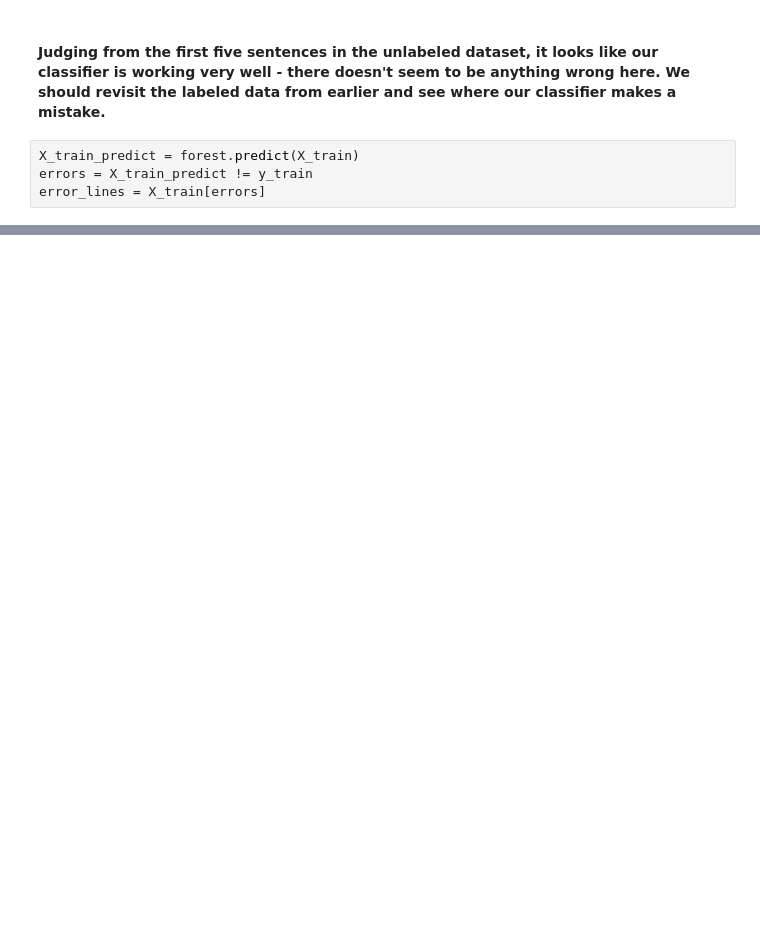
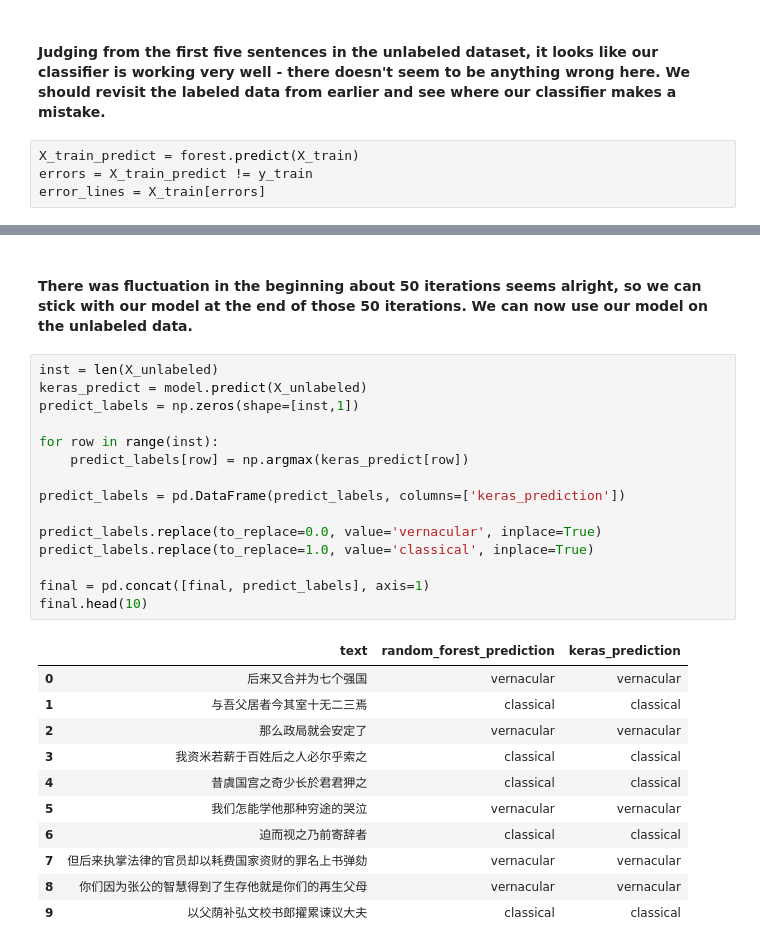
Before and after one commit to andrewcyang/classical-or-vernacular, a Jupyter notebook: notebook.ipynb, the cells around one changed output, grey strips where cells are left out. Saved outputs shown, nothing was run; the diff lists cells and outputs as text; blank space fills up the shorter version.

```diff
--- a/notebook.ipynb
+++ b/notebook.ipynb
@@ -264,0 +343,29 @@ Actual: Vernacular
+# %% [markdown]
+#### There was fluctuation in the beginning about 50 iterations seems alright, so we can stick with our model at the end of those 50 iterations. We can now use our model on the unlabeled data.
+# %%
+inst = len(X_unlabeled)
+keras_predict = model.predict(X_unlabeled)
+predict_labels = np.zeros(shape=[inst,1])
+
+for row in range(inst):
+    predict_labels[row] = np.argmax(keras_predict[row])
+
+predict_labels = pd.DataFrame(predict_labels, columns=['keras_prediction'])
+
+predict_labels.replace(to_replace=0.0, value='vernacular', inplace=True)
+predict_labels.replace(to_replace=1.0, value='classical', inplace=True)
+
+final = pd.concat([final, predict_labels], axis=1)
+final.head(10)
+# %% [output]
+|  | text | random_forest_prediction | keras_prediction |
+| 0 | 后来又合并为七个强国 | vernacular | vernacular |
+| 1 | 与吾父居者今其室十无二三焉 | classical | classical |
+| 2 | 那么政局就会安定了 | vernacular | vernacular |
+| 3 | 我资米若薪于百姓后之人必尔乎索之 | classical | classical |
+| 4 | 昔虞国宫之奇少长於君君狎之 | classical | classical |
+| 5 | 我们怎能学他那种穷途的哭泣 | vernacular | vernacular |
+| 6 | 迫而视之乃前寄辞者 | classical | classical |
+| 7 | 但后来执掌法律的官员却以耗费国家资财的罪名上书弹劾 | vernacular | vernacular |
+| 8 | 你们因为张公的智慧得到了生存他就是你们的再生父母 | vernacular | vernacular |
+| 9 | 以父荫补弘文校书郎擢累谏议大夫 | classical | classical |
```
Also changed, not shown: parts of 17 cells of this notebook.
